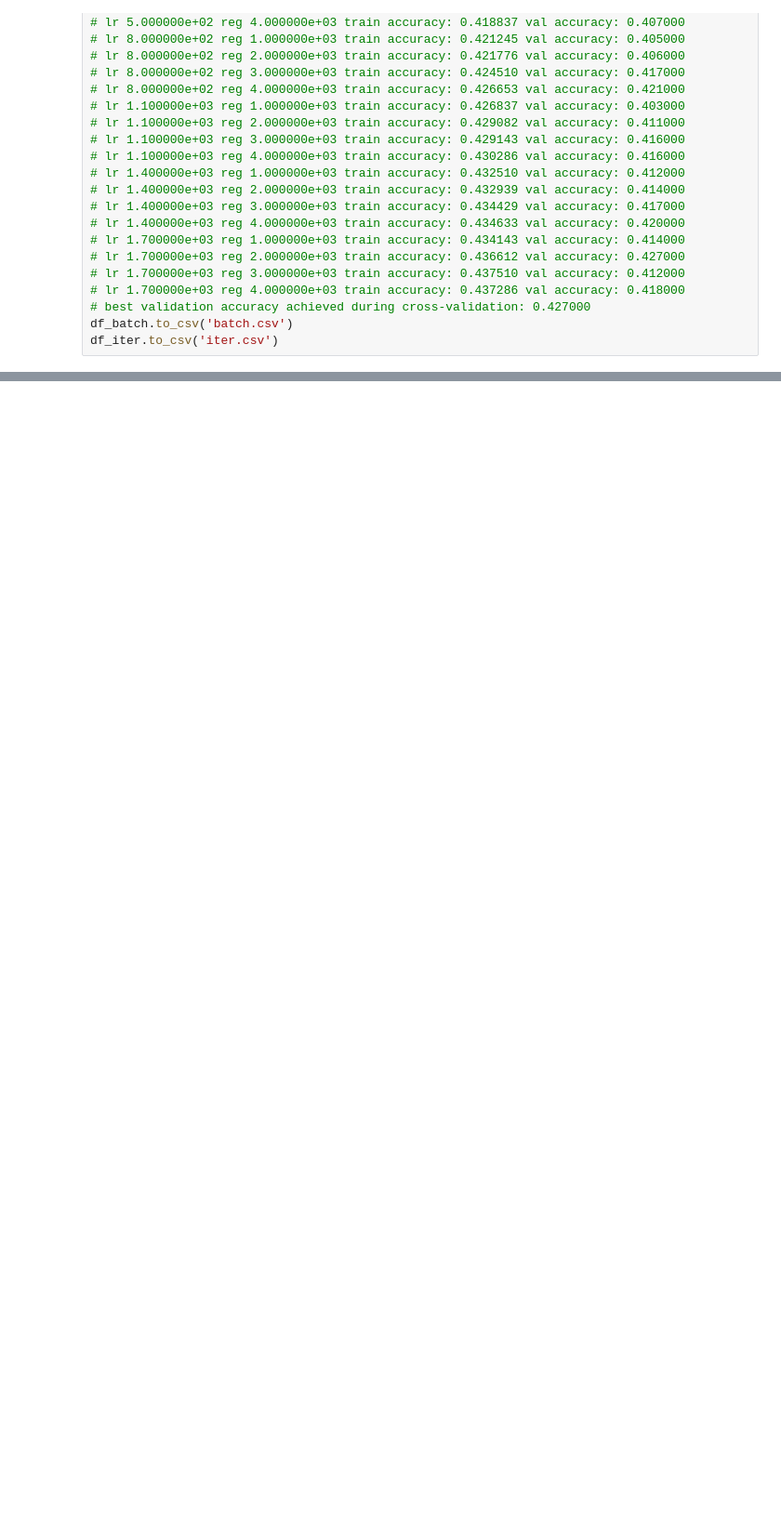
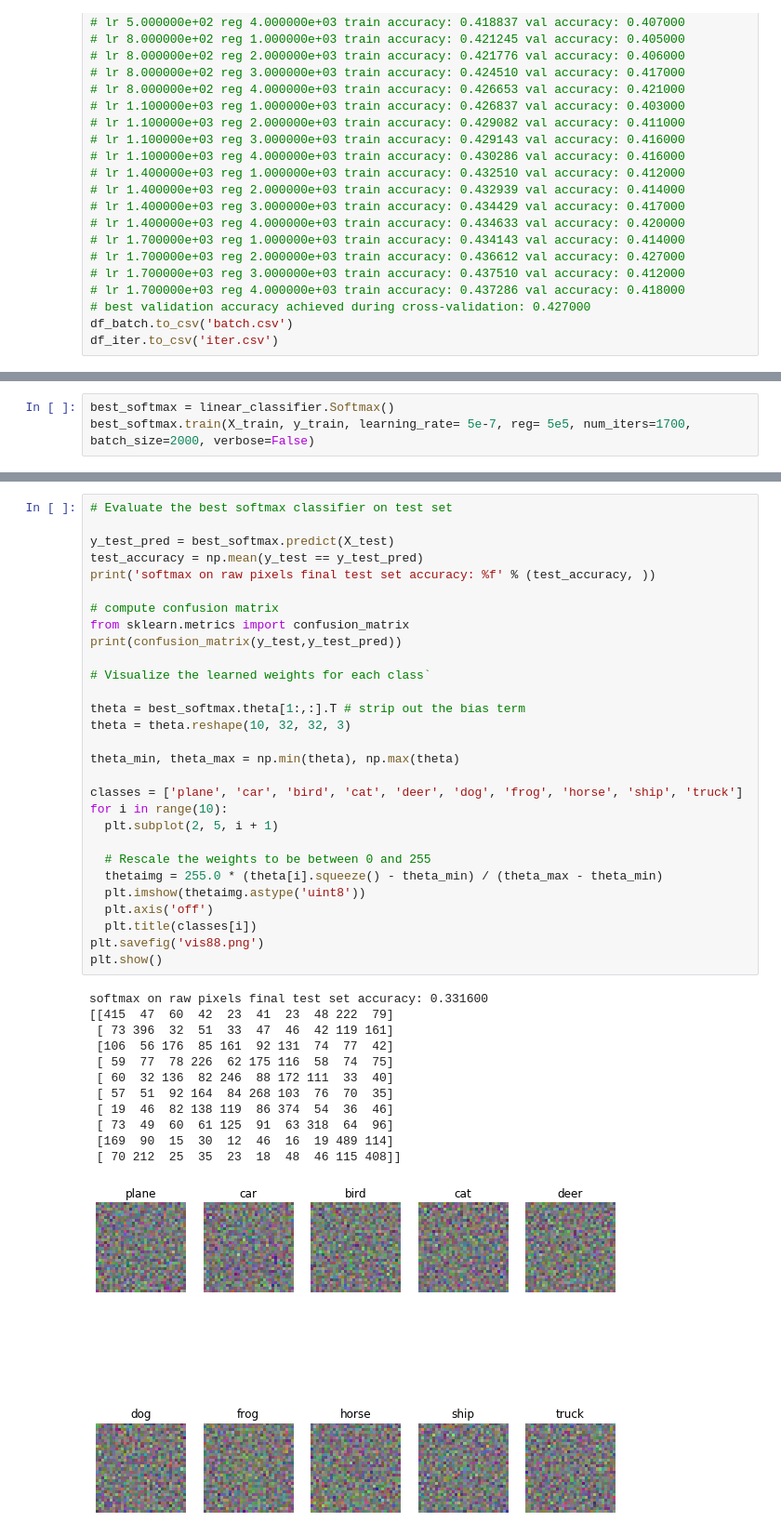
Before and after one commit to JavisDaDa/Statistical-ML, a Jupyter notebook: hw3/softmax_cifar.ipynb, the cells around one changed output, grey strips where cells are left out. Shown at 93% size. Saved outputs shown, nothing was run; the diff lists cells and outputs as text; blank space fills up the shorter version.

```diff
--- a/hw3/softmax_cifar.ipynb
+++ b/hw3/softmax_cifar.ipynb
@@ -454,0 +472,3 @@ df_iter.loc[0][1:].plot()
+# %%
+best_softmax = linear_classifier.Softmax()
+best_softmax.train(X_train, y_train, learning_rate= 5e-7, reg= 5e5, num_iters=1700, batch_size=2000, verbose=False)
@@ -454,0 +493,42 @@ df_iter.loc[0][1:].plot()
+# %%
+# Evaluate the best softmax classifier on test set
+
+y_test_pred = best_softmax.predict(X_test)
+test_accuracy = np.mean(y_test == y_test_pred)
+print('softmax on raw pixels final test set accuracy: %f' % (test_accuracy, ))
+
+# compute confusion matrix
+from sklearn.metrics import confusion_matrix
+print(confusion_matrix(y_test,y_test_pred))
+
+# Visualize the learned weights for each class`
+
+theta = best_softmax.theta[1:,:].T # strip out the bias term
+theta = theta.reshape(10, 32, 32, 3)
+
+theta_min, theta_max = np.min(theta), np.max(theta)
+
+classes = ['plane', 'car', 'bird', 'cat', 'deer', 'dog', 'frog', 'horse', 'ship', 'truck']
+for i in range(10):
+  plt.subplot(2, 5, i + 1)
+
+  # Rescale the weights to be between 0 and 255
+  thetaimg = 255.0 * (theta[i].squeeze() - theta_min) / (theta_max - theta_min)
+  plt.imshow(thetaimg.astype('uint8'))
+  plt.axis('off')
+  plt.title(classes[i])
+plt.savefig('vis88.png')
+plt.show()
+# %% [output]
+softmax on raw pixels final test set accuracy: 0.331600
+[[415  47  60  42  23  41  23  48 222  79]
+ [ 73 396  32  51  33  47  46  42 119 161]
+ [106  56 176  85 161  92 131  74  77  42]
+ [ 59  77  78 226  62 175 116  58  74  75]
+ [ 60  32 136  82 246  88 172 111  33  40]
+ [ 57  51  92 164  84 268 103  76  70  35]
+ [ 19  46  82 138 119  86 374  54  36  46]
+ [ 73  49  60  61 125  91  63 318  64  96]
+ [169  90  15  30  12  46  16  19 489 114]
+ [ 70 212  25  35  23  18  48  46 115 408]]
+[figure, added]
```
Also changed, not shown: parts of 17 cells of this notebook, 40 other files.
